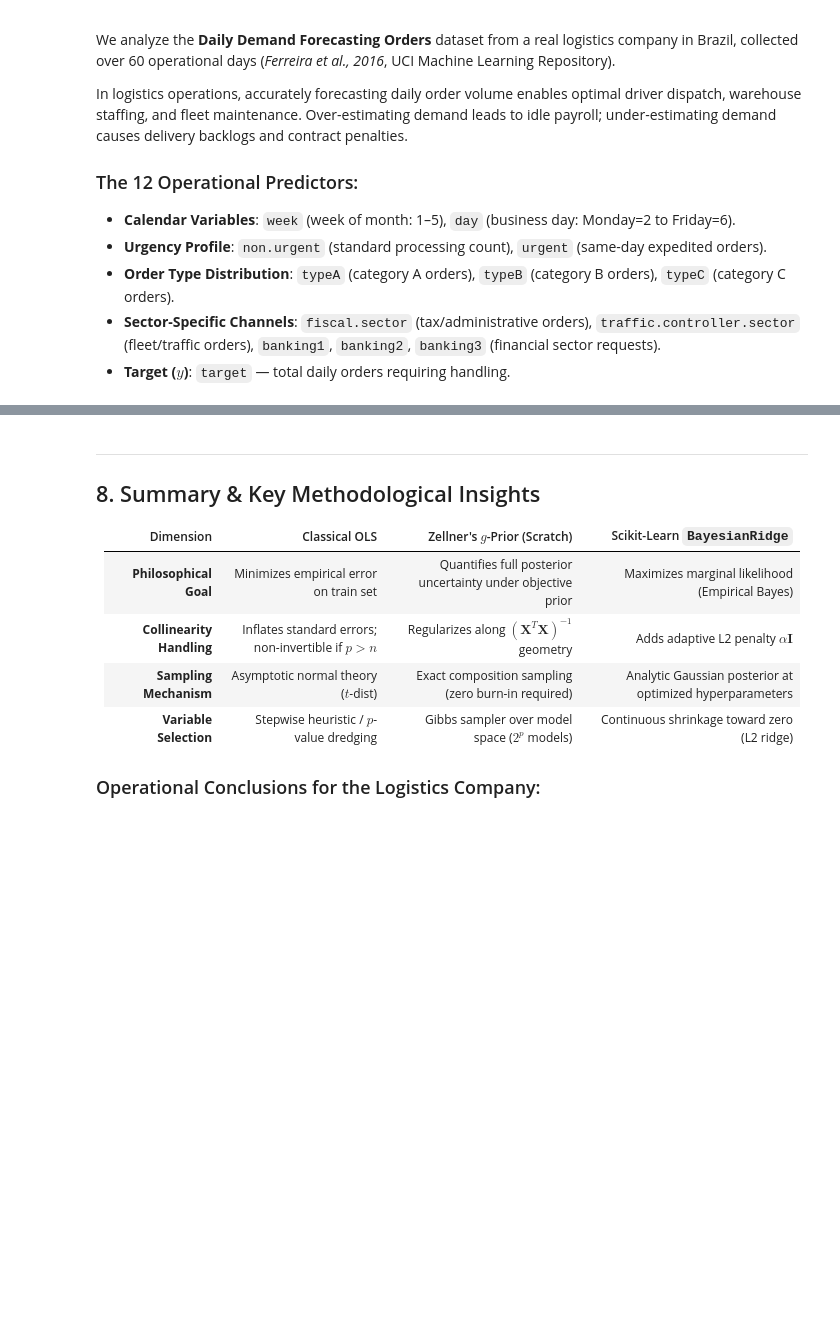
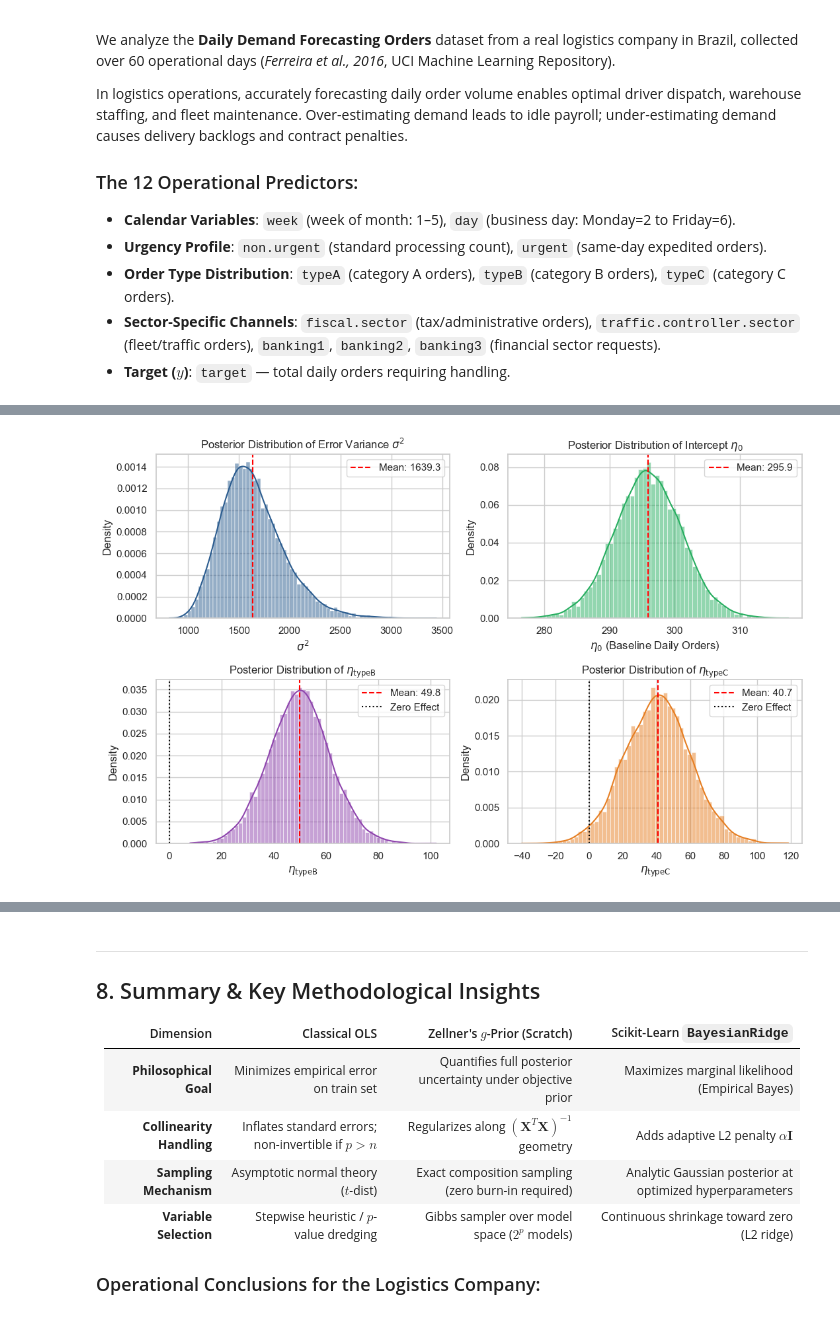
Before and after one commit to lowell-monis/msu-ai-workshops, a Jupyter notebook: workshops/workshop4/bayesian_linear_regression_demo.ipynb, the cells around one changed output, grey strips where cells are left out. Cells and saved outputs as stored; diff of their text form; code cells hidden in the pictures; blank space fills up the shorter version.

Commit message:
refactor(workshop4): add direct in-notebook data download, simplify analytics questions, add MCMC diagnostic plots, and polish formatting

```diff
--- a/workshops/workshop4/bayesian_linear_regression_demo.ipynb
+++ b/workshops/workshop4/bayesian_linear_regression_demo.ipynb
@@ -614,0 +314,40 @@ comparison_df.round(2)
+# %%
+# Posterior Distribution Histograms & KDE for Key Parameters
+fig, axes = plt.subplots(2, 2, figsize=(11, 7))
+
+# 1. Error variance sigma^2
+sns.histplot(sigma2_samples, kde=True, ax=axes[0, 0], color='#2b5c8f', stat='density')
+axes[0, 0].axvline(np.mean(sigma2_samples), color='red', linestyle='--', label=f'Mean: {np.mean(sigma2_samples):.1f}')
+axes[0, 0].set_title(r'Posterior Distribution of Error Variance $\sigma^2$')
+axes[0, 0].set_xlabel(r'$\sigma^2$')
+axes[0, 0].legend()
+
+# 2. Intercept
+sns.histplot(beta_samples[:, 0], kde=True, ax=axes[0, 1], color='#27ae60', stat='density')
+axes[0, 1].axvline(bayes_mean[0], color='red', linestyle='--', label=f'Mean: {bayes_mean[0]:.1f}')
+axes[0, 1].set_title(r'Posterior Distribution of Intercept $\eta_0$')
+axes[0, 1].set_xlabel(r'$\eta_0$ (Baseline Daily Orders)')
+axes[0, 1].legend()
+
+# 3. Order Type B (Significant positive driver)
+idx_b = param_names.index('typeB')
+sns.histplot(beta_samples[:, idx_b], kde=True, ax=axes[1, 0], color='#8e44ad', stat='density')
+axes[1, 0].axvline(bayes_mean[idx_b], color='red', linestyle='--', label=f'Mean: {bayes_mean[idx_b]:.1f}')
+axes[1, 0].axvline(0, color='black', linestyle=':', label='Zero Effect')
+axes[1, 0].set_title(r'Posterior Distribution of $\eta_{\mathrm{typeB}}$')
+axes[1, 0].set_xlabel(r'$\eta_{\mathrm{typeB}}$')
+axes[1, 0].legend()
+
+# 4. Order Type C (Significant positive driver)
+idx_c = param_names.index('typeC')
+sns.histplot(beta_samples[:, idx_c], kde=True, ax=axes[1, 1], color='#e67e22', stat='density')
+axes[1, 1].axvline(bayes_mean[idx_c], color='red', linestyle='--', label=f'Mean: {bayes_mean[idx_c]:.1f}')
+axes[1, 1].axvline(0, color='black', linestyle=':', label='Zero Effect')
+axes[1, 1].set_title(r'Posterior Distribution of $\eta_{\mathrm{typeC}}$')
+axes[1, 1].set_xlabel(r'$\eta_{\mathrm{typeC}}$')
+axes[1, 1].legend()
+
+plt.tight_layout()
+plt.show()
+# %% [output]
+[figure, added]
```
Also changed, not shown: parts of 40 cells of this notebook, 2 other files.
